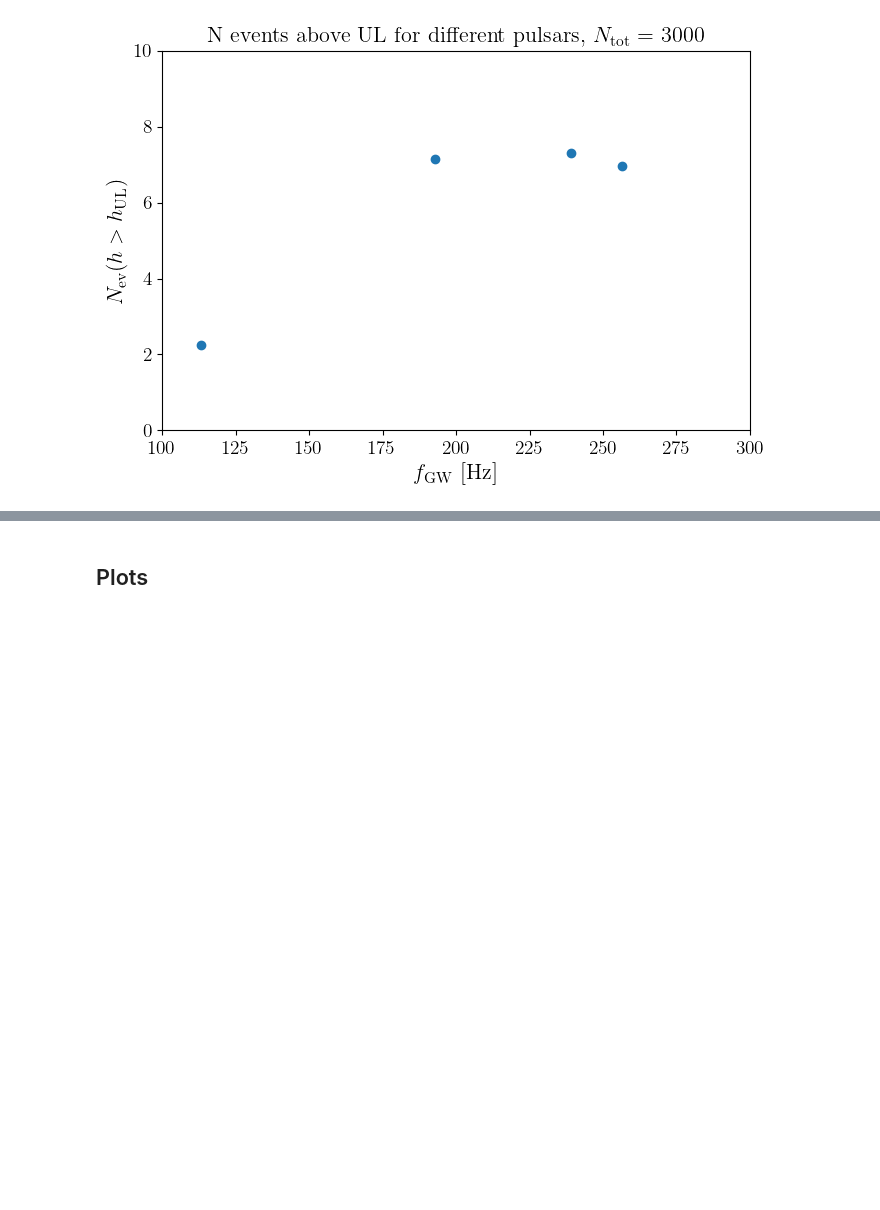
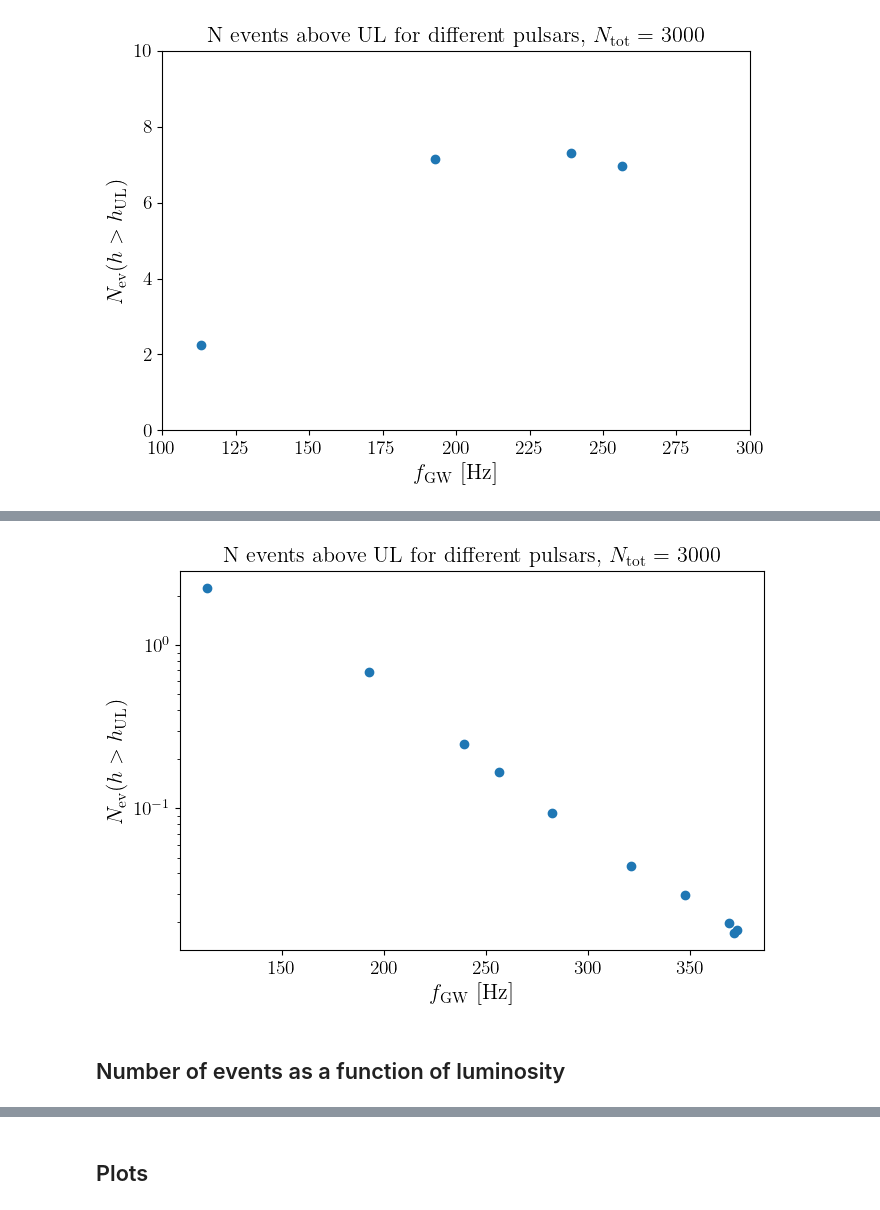
Before and after one commit to crimondino/superradianceCW, a Jupyter notebook: dark_photon_limit.ipynb, the cells around one changed output, grey strips where cells are left out. Cells and saved outputs as stored; diff of their text form; code cells hidden in the pictures; blank space fills up the shorter version.

```diff
--- a/dark_photon_limit.ipynb
+++ b/dark_photon_limit.ipynb
@@ -342,0 +560,10 @@ fig.savefig('figs/Nexpected.pdf', bbox_inches="tight")
+# %%
+Nev_above_th = np.zeros((len(ipList), 2))
+Ntot = 3000
+
+for ip in ipList:
+    hUL = df_pulsars['upper limits'].iloc[ip]
+    Nev_above_th[ip, 0] = df_pulsars['F_GW'].iloc[ip]
+
+    selh = (hList > hUL)
+    Nev_above_th[ip, 1] = Ntot*np.trapz(dfdlogh_ip[ip][selh]/hList[selh], x=hList[selh])
@@ -342,0 +583,20 @@ fig.savefig('figs/Nexpected.pdf', bbox_inches="tight")
+# %%
+fig, ax = plt.subplots(nrows=1, ncols=1, figsize=(7,5))
+colorlist =  ['darkslateblue', 'darkred', 'orangered', 'green'] #['teal', 'orange', 'indianred']
+liestyle_list = ['solid', 'dashed', 'dashdot']
+font_s=16
+
+ax.plot(Nev_above_th[:, 0], Nev_above_th[:, 1], 's', marker='o')
+
+ax.set_title('N events above UL for different pulsars, $N_{\mathrm{tot}} =$ '+str(Ntot),fontsize=font_s);
+ax.set_xlabel(r'$f_{\mathrm{GW}}$ [Hz]', fontsize=font_s); ax.set_ylabel(r'$N_{\mathrm{ev}}(h>h_{\mathrm{UL}})$', fontsize=font_s);
+ax.set_yscale('log')
+#ax.grid()
+#ax.set_xlim(100,300); #ax.set_ylim(0,10)
+
+fig.tight_layout()
+fig.savefig('figs/Nexpected.pdf', bbox_inches="tight")
+# %% [output]
+[figure, added]
+# %% [markdown]
+## Number of events as a function of luminosity
```
Also changed, not shown: parts of 34 cells of this notebook, 4 other files.
